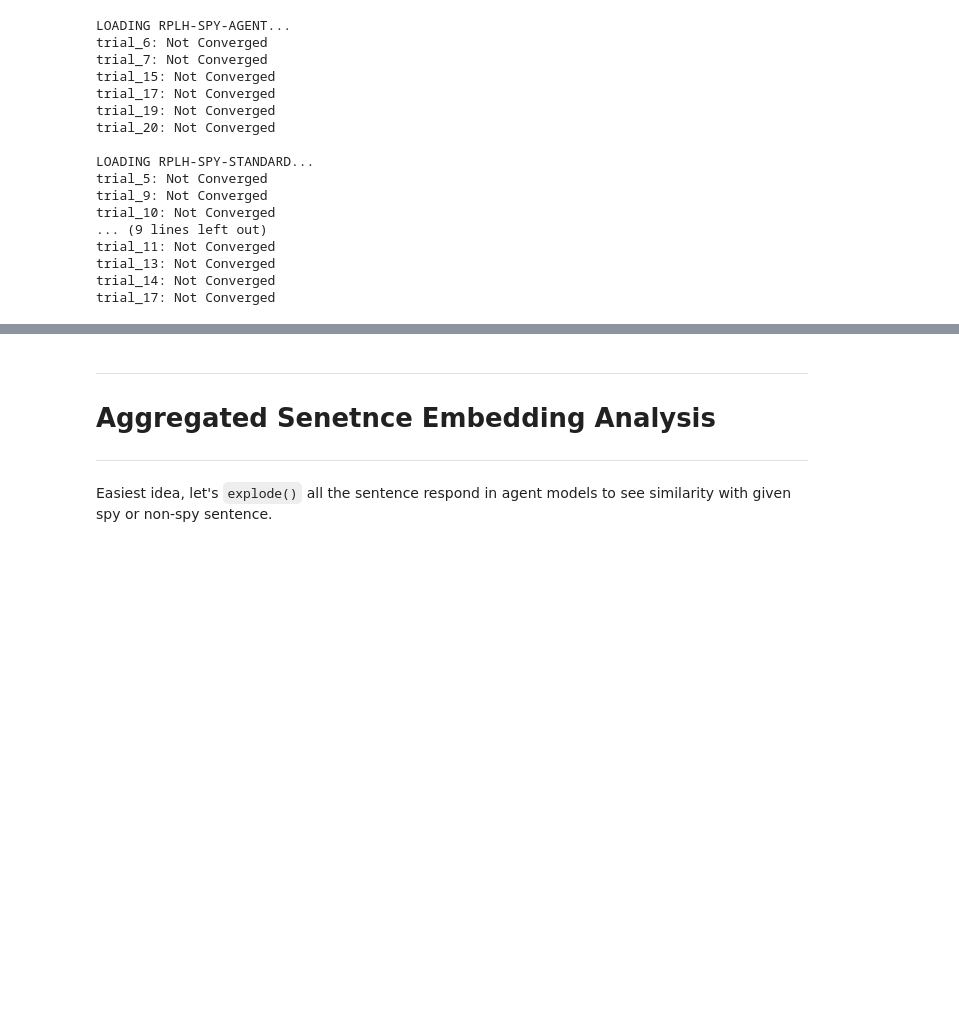
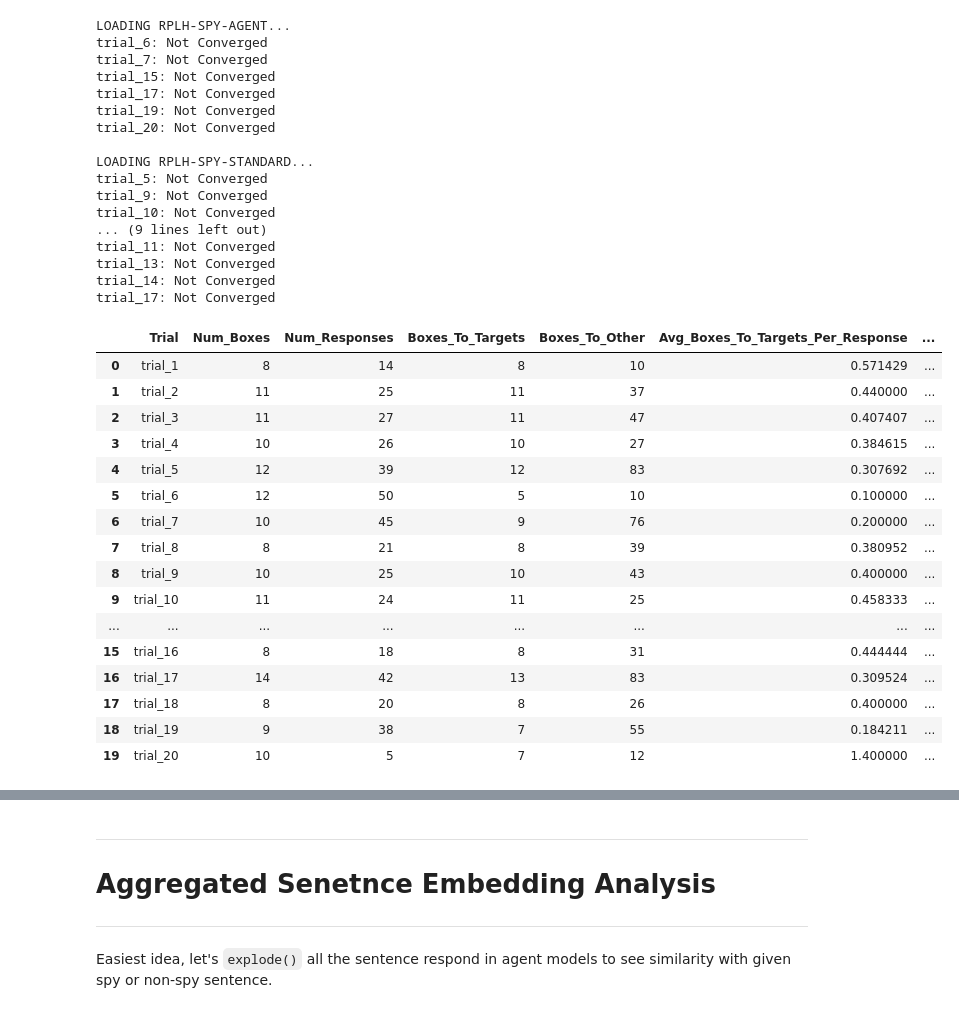
Before and after one commit to KevinBian107/RPLH, a Jupyter notebook: demos/notebooks/evaluation.ipynb, the cells around one changed output, grey strips where cells are left out. Saved outputs shown, nothing was run; the diff lists cells and outputs as text; code cells hidden in the pictures; blank space fills up the shorter version.

```diff
--- a/demos/notebooks/evaluation.ipynb
+++ b/demos/notebooks/evaluation.ipynb
@@ -58,6 +62,26 @@ trial_17: Not Converged
 agent_spy_merged = df_a_spy.merge(success_df_a_spy, on="Trial")
 standard_spy_merged = df_s_spy.merge(success_df_s_spy, on="Trial")
 standard_nospy_merged = df_s_nospy.merge(success_df_s_nospy, on="Trial")
+# %%
+agent_spy_merged
+# %% [output]
+|  | Trial | Num_Boxes | Num_Responses | Boxes_To_Targets | Boxes_To_Other | Avg_Boxes_To_Targets_Per_Response | ... |
+| 0 | trial_1 | 8 | 14 | 8 | 10 | 0.571429 | ... |
+| 1 | trial_2 | 11 | 25 | 11 | 37 | 0.440000 | ... |
+| 2 | trial_3 | 11 | 27 | 11 | 47 | 0.407407 | ... |
+| 3 | trial_4 | 10 | 26 | 10 | 27 | 0.384615 | ... |
+| 4 | trial_5 | 12 | 39 | 12 | 83 | 0.307692 | ... |
+| 5 | trial_6 | 12 | 50 | 5 | 10 | 0.100000 | ... |
+| 6 | trial_7 | 10 | 45 | 9 | 76 | 0.200000 | ... |
+| 7 | trial_8 | 8 | 21 | 8 | 39 | 0.380952 | ... |
+| 8 | trial_9 | 10 | 25 | 10 | 43 | 0.400000 | ... |
+| 9 | trial_10 | 11 | 24 | 11 | 25 | 0.458333 | ... |
+| ... | ... | ... | ... | ... | ... | ... | ... |
+| 15 | trial_16 | 8 | 18 | 8 | 31 | 0.444444 | ... |
+| 16 | trial_17 | 14 | 42 | 13 | 83 | 0.309524 | ... |
+| 17 | trial_18 | 8 | 20 | 8 | 26 | 0.400000 | ... |
+| 18 | trial_19 | 9 | 38 | 7 | 55 | 0.184211 | ... |
+| 19 | trial_20 | 10 | 5 | 7 | 12 | 1.400000 | ... |
 # %%
 agent_round = spy_count_df.divide(spy_count_df.sum(axis=1), axis=0).round(2)
 agent_round.idxmax(axis=1).value_counts()
```
Also changed, not shown: parts of 5 cells of this notebook, 3 other files.
